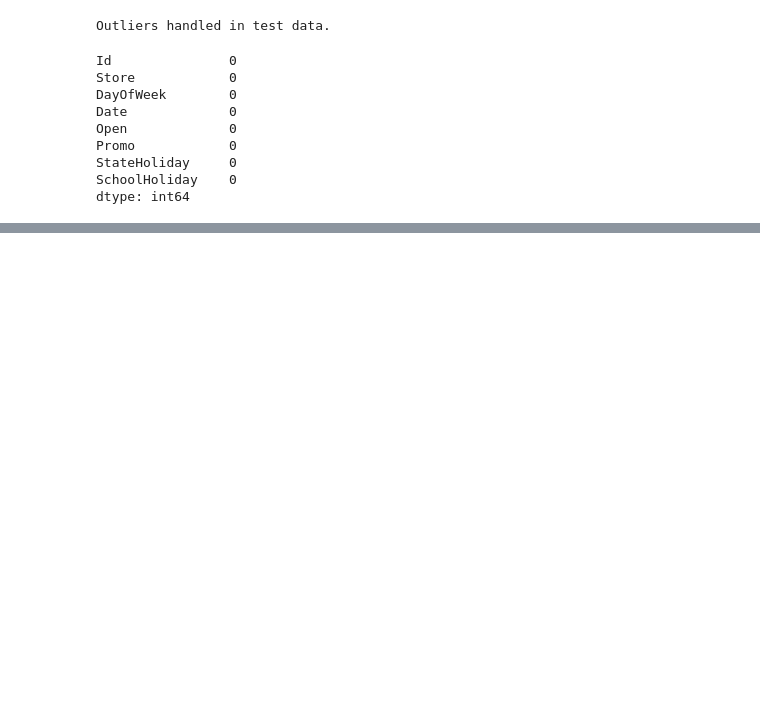
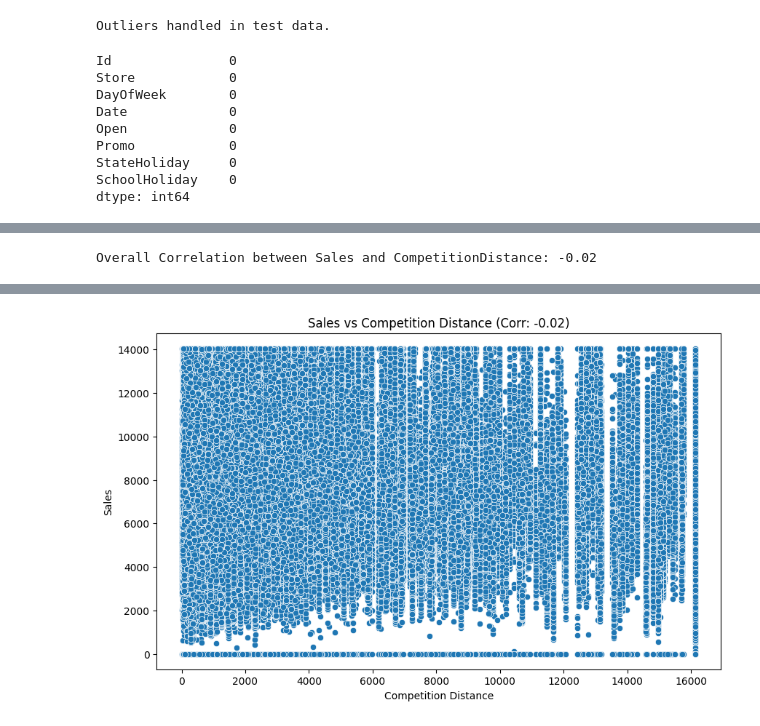
Before and after one commit to b-sam16/Rossmann-Sales-Forecasting, a Jupyter notebook: notebooks/eda.ipynb, the cells around one changed output, grey strips where cells are left out. Drawn from its saved outputs; the diff is of its cells as text; code cells hidden in the pictures; blank space fills up the shorter version.

```diff
--- a/notebooks/eda.ipynb
+++ b/notebooks/eda.ipynb
@@ -320,0 +568,3 @@ visualizer.competitor_reopening_sales_impact()
+# %%
+visualizer.analyze_competition_distance_effect()
+# %% [output]
@@ -320,0 +572 @@ visualizer.competitor_reopening_sales_impact()
+Overall Correlation between Sales and CompetitionDistance: -0.02
@@ -320,0 +574 @@ visualizer.competitor_reopening_sales_impact()
+[figure, added]
```
Also changed, not shown: parts of 34 cells of this notebook, 2 other files.
